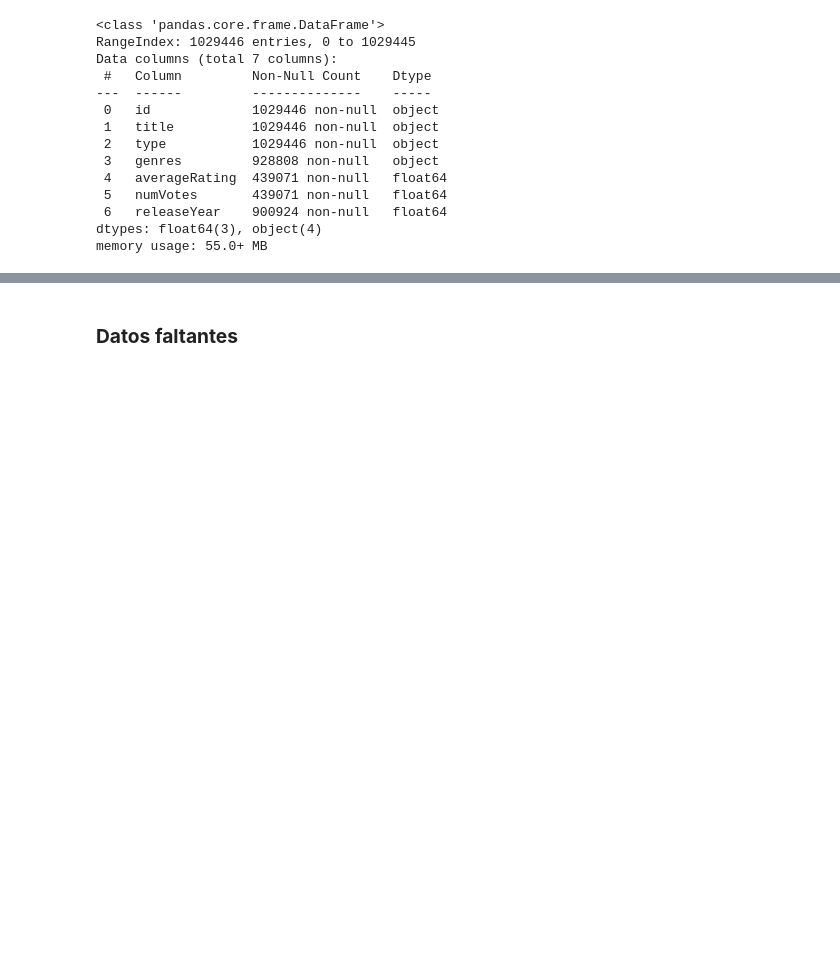
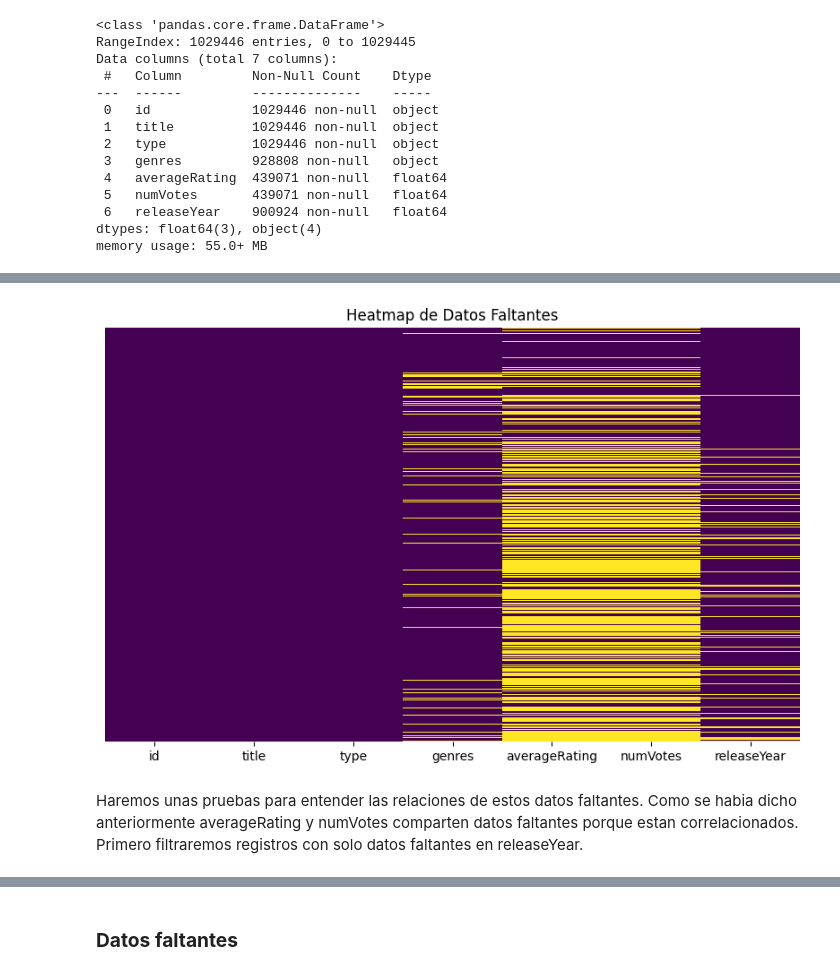
Before and after one commit to ipsilon7/Analisis-de-datos-de-IMDb, a Jupyter notebook: Limpieza.ipynb, the cells around one changed output, grey strips where cells are left out. Cells and saved outputs as stored; diff of their text form; code cells hidden in the pictures; blank space fills up the shorter version.

```diff
--- a/Limpieza.ipynb
+++ b/Limpieza.ipynb
@@ -85,0 +89,9 @@ Podemos ver que las columnas "id" y "type" tienen la misma cantidad de registros
+# %%
+plt.figure(figsize=(10, 6))
+sns.heatmap(df.isna(), cbar=False, cmap="viridis", yticklabels=False)
+plt.title("Heatmap de Datos Faltantes")
+plt.show()
+# %% [output]
+[figure, added]
+# %% [markdown]
+Haremos unas pruebas para entender las relaciones de estos datos faltantes. Como se habia dicho anteriormente averageRating y numVotes comparten datos faltantes porque estan correlacionados. Primero filtraremos registros con solo datos faltantes en releaseYear.
```
Also changed, not shown: parts of 6 cells of this notebook.
